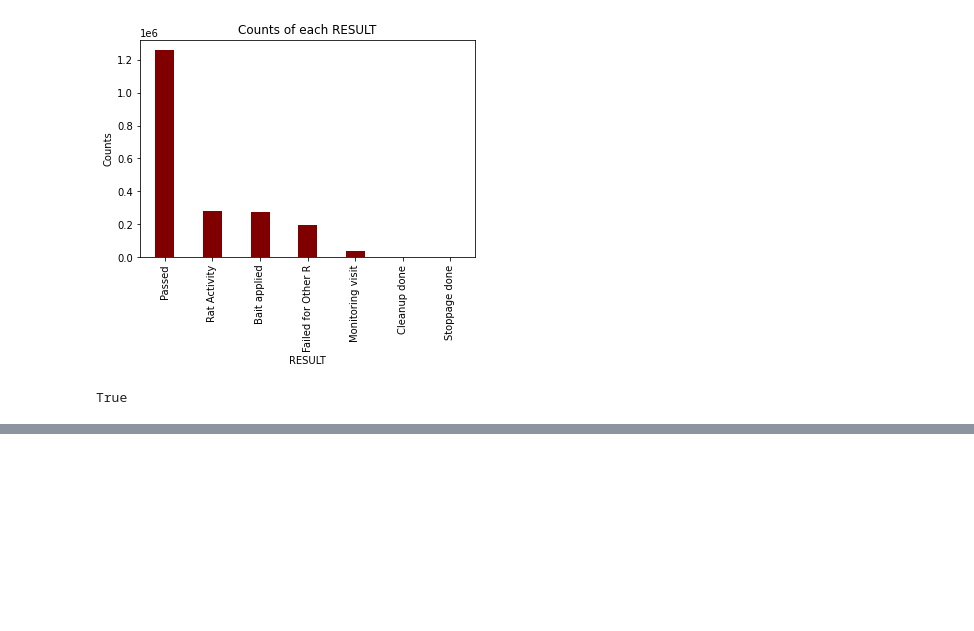
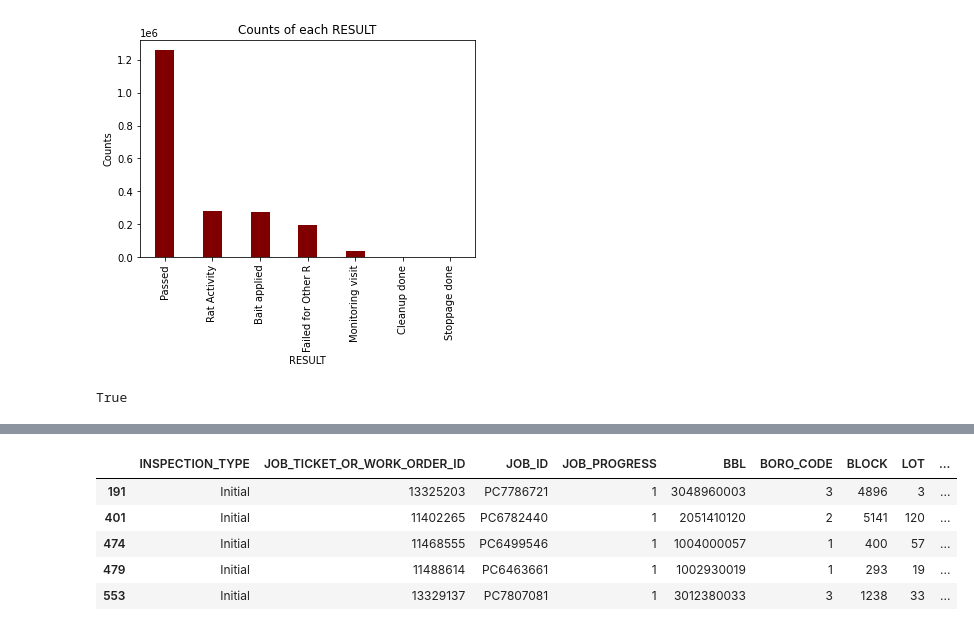
Before and after one commit to clarissarjtai/NYC-Restaurant-Sanitation-Level-Prediction, a Jupyter notebook: Rodent_Explore.ipynb, the cells around one changed output, grey strips where cells are left out. Cells and saved outputs as stored; diff of their text form; code cells hidden in the pictures; blank space fills up the shorter version.

```diff
--- a/Rodent_Explore.ipynb
+++ b/Rodent_Explore.ipynb
@@ -293,3 +355,12 @@ df_filtered = df_filtered[(df_filtered.LATITUDE != 0) & (df_filtered.LONGITUDE !
+# %%
+df_filtered.head()
+# %% [output]
+|  | INSPECTION_TYPE | JOB_TICKET_OR_WORK_ORDER_ID | JOB_ID | JOB_PROGRESS | BBL | BORO_CODE | BLOCK | LOT | ... |
+| 191 | Initial | 13325203 | PC7786721 | 1 | 3048960003 | 3 | 4896 | 3 | ... |
+| 401 | Initial | 11402265 | PC6782440 | 1 | 2051410120 | 2 | 5141 | 120 | ... |
+| 474 | Initial | 11468555 | PC6499546 | 1 | 1004000057 | 1 | 400 | 57 | ... |
+| 479 | Initial | 11488614 | PC6463661 | 1 | 1002930019 | 1 | 293 | 19 | ... |
+| 553 | Initial | 13329137 | PC7807081 | 1 | 3012380033 | 3 | 1238 | 33 | ... |
 # %%
 # write cleaned data to csv
 df_filtered.to_csv('Rodent_Inspection_Cleaned.csv')
```
Also changed, not shown: parts of 14 cells of this notebook.
